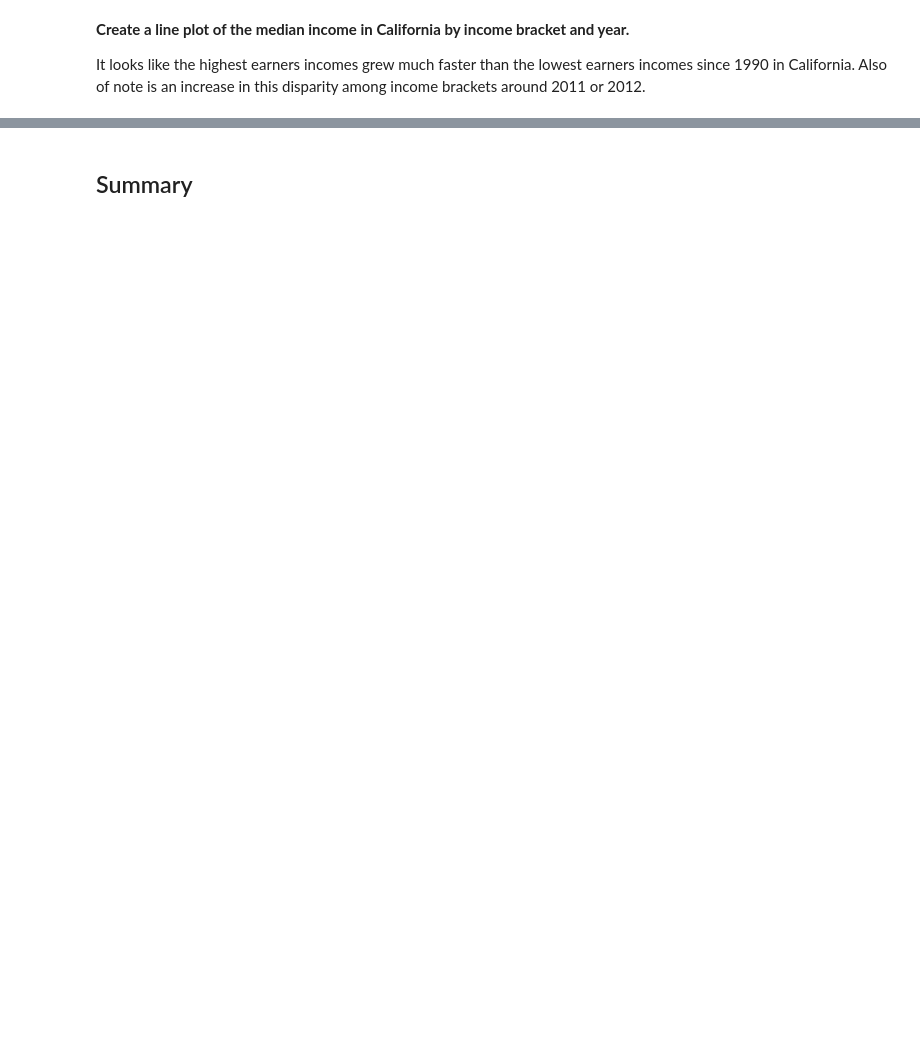
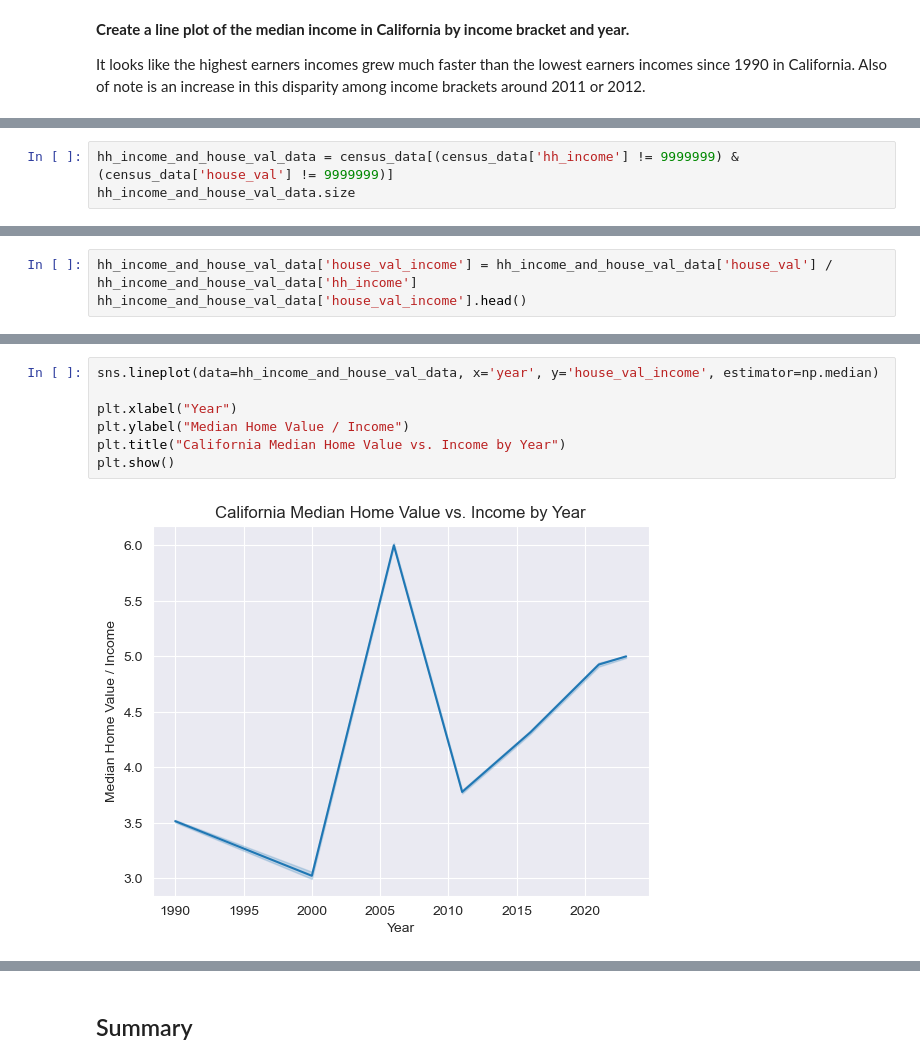
Before and after one commit to dpc43/Data271Project, a Jupyter notebook: Final_Project_Main_HC.ipynb, the cells around one changed output, grey strips where cells are left out. Drawn from its saved outputs; the diff is of its cells as text; blank space fills up the shorter version.

```diff
--- a/Final_Project_Main_HC.ipynb
+++ b/Final_Project_Main_HC.ipynb
@@ -938,0 +962,3 @@ plt.show()
+# %%
+hh_income_and_house_val_data = census_data[(census_data['hh_income'] != 9999999) & (census_data['house_val'] != 9999999)]
+hh_income_and_house_val_data.size
@@ -938,0 +969,3 @@ plt.show()
+# %%
+hh_income_and_house_val_data['house_val_income'] = hh_income_and_house_val_data['house_val'] / hh_income_and_house_val_data['hh_income']
+hh_income_and_house_val_data['house_val_income'].head()
@@ -938,0 +983,9 @@ plt.show()
+# %%
+sns.lineplot(data=hh_income_and_house_val_data, x='year', y='house_val_income', estimator=np.median)
+
+plt.xlabel("Year")
+plt.ylabel("Median Home Value / Income")
+plt.title("California Median Home Value vs. Income by Year")
+plt.show()
+# %% [output]
+[figure, added]
```
Also changed, not shown: parts of 34 cells of this notebook.
